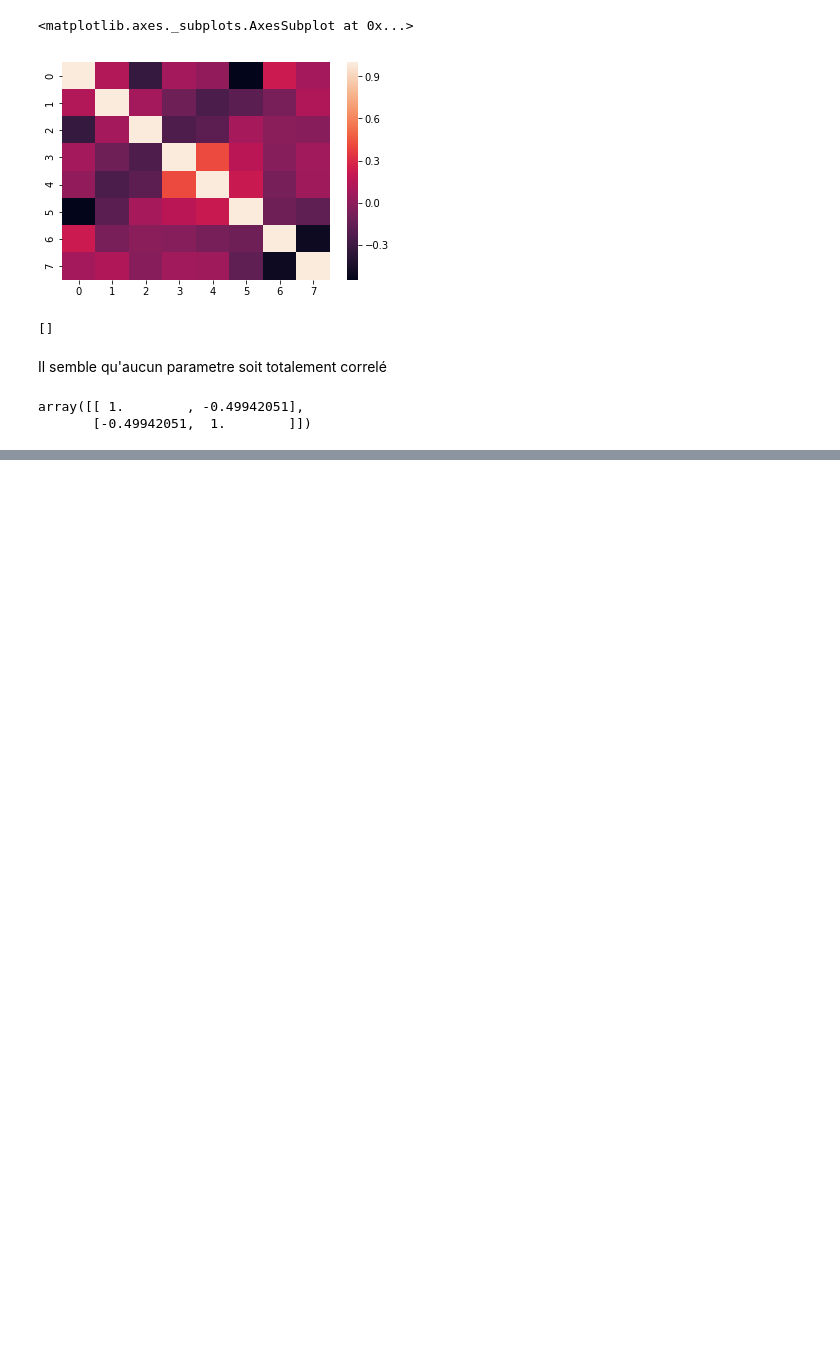
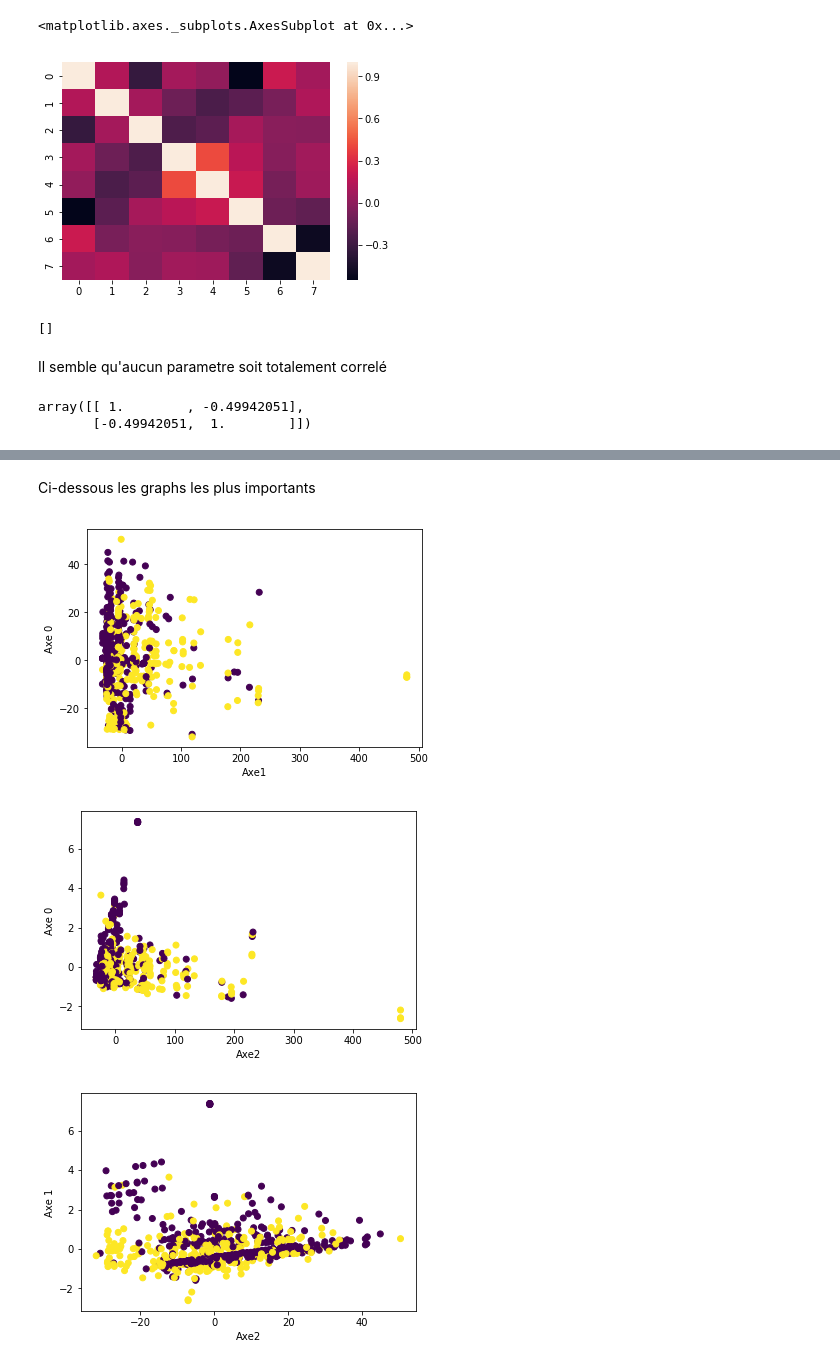
Before and after one commit to ppecheux/Study-on-Titatnic-dataset, a Jupyter notebook: dataset-2-classification.ipynb, the cells around one changed output, grey strips where cells are left out. Cells and saved outputs as stored; diff of their text form; code cells hidden in the pictures; blank space fills up the shorter version.

```diff
--- a/dataset-2-classification.ipynb
+++ b/dataset-2-classification.ipynb
@@ -147,0 +187,13 @@ array([[ 1.        , -0.49942051],
+# %% [markdown]
+Ci-dessous les graphs les plus importants
+# %%
+couples_axes=[(0,1),(0,2),(1,2)]
+for i,j in couples_axes:
+    plt.scatter(final_data_pca[:,i], final_data_pca[:,j],c=y)
+    plt.xlabel(f"Axe{j}")
+    plt.ylabel(f"Axe {i}")
+    plt.show()
+# %% [output]
+[figure, added]
+[figure, added]
+[figure, added]
```
Also changed, not shown: parts of 8 cells of this notebook.
